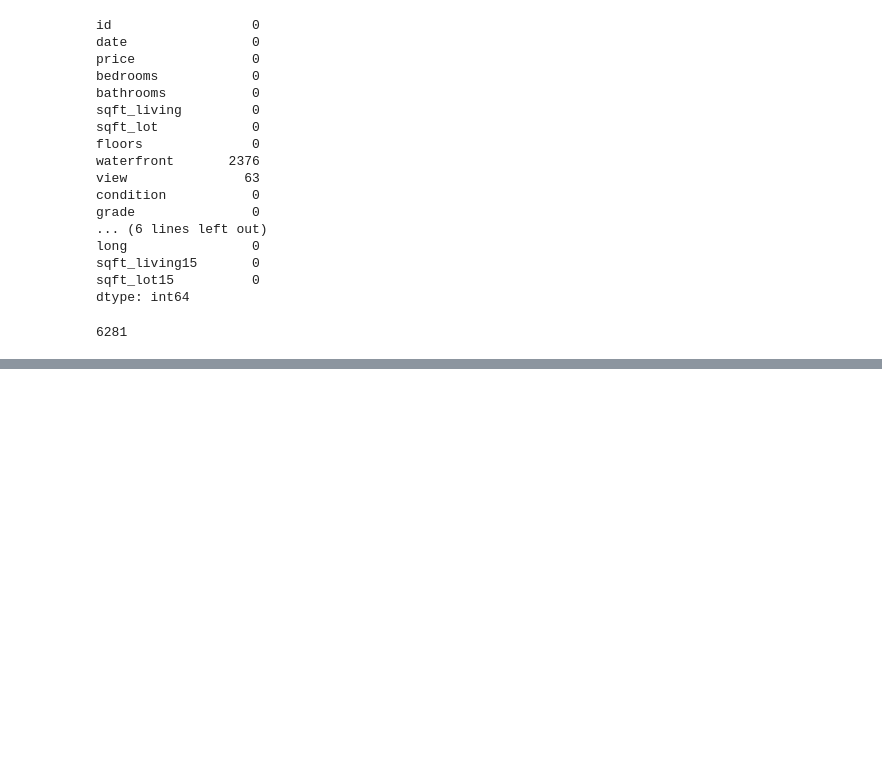
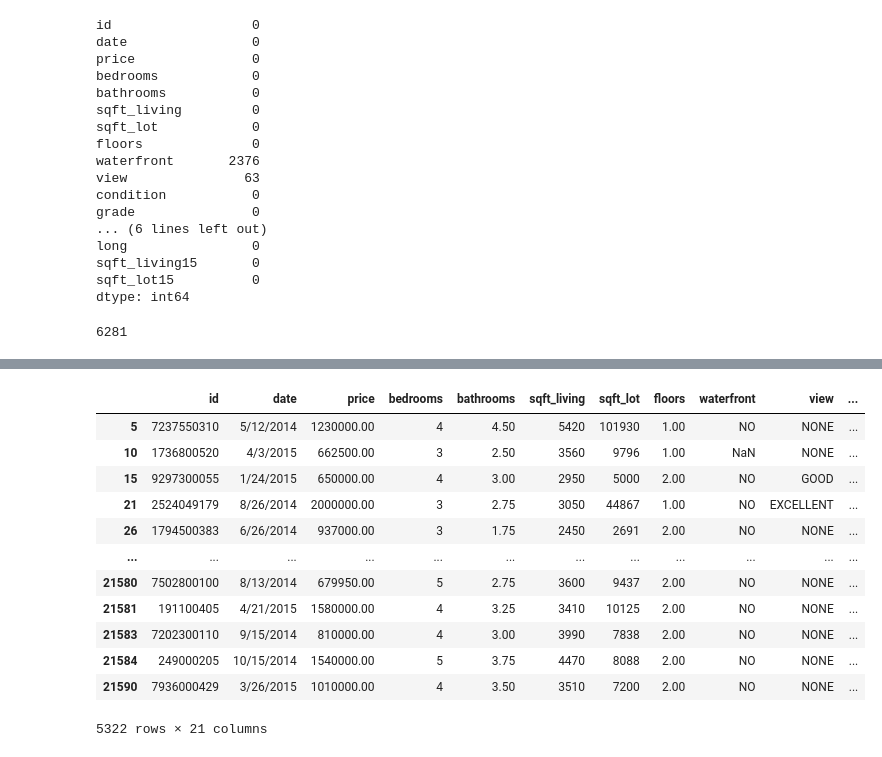
Before and after one commit to dermothethird/King_County_Housing_Project, a Jupyter notebook: EddiePH2notebook.ipynb, the cells around one changed output, grey strips where cells are left out. Saved outputs shown, nothing was run; the diff lists cells and outputs as text; code cells hidden in the pictures; blank space fills up the shorter version.

```diff
--- a/EddiePH2notebook.ipynb
+++ b/EddiePH2notebook.ipynb
@@ -135,0 +165,16 @@ df
+# %%
+df.loc[df['price'] >= 650000]
+# %% [output]
+|  | id | date | price | bedrooms | bathrooms | sqft_living | sqft_lot | floors | waterfront | view | ... |
+| 5 | 7237550310 | 5/12/2014 | 1230000.00 | 4 | 4.50 | 5420 | 101930 | 1.00 | NO | NONE | ... |
+| 10 | 1736800520 | 4/3/2015 | 662500.00 | 3 | 2.50 | 3560 | 9796 | 1.00 | NaN | NONE | ... |
+| 15 | 9297300055 | 1/24/2015 | 650000.00 | 4 | 3.00 | 2950 | 5000 | 2.00 | NO | GOOD | ... |
+| 21 | 2524049179 | 8/26/2014 | 2000000.00 | 3 | 2.75 | 3050 | 44867 | 1.00 | NO | EXCELLENT | ... |
+| 26 | 1794500383 | 6/26/2014 | 937000.00 | 3 | 1.75 | 2450 | 2691 | 2.00 | NO | NONE | ... |
+| ... | ... | ... | ... | ... | ... | ... | ... | ... | ... | ... | ... |
+| 21580 | 7502800100 | 8/13/2014 | 679950.00 | 5 | 2.75 | 3600 | 9437 | 2.00 | NO | NONE | ... |
+| 21581 | 191100405 | 4/21/2015 | 1580000.00 | 4 | 3.25 | 3410 | 10125 | 2.00 | NO | NONE | ... |
+| 21583 | 7202300110 | 9/15/2014 | 810000.00 | 4 | 3.00 | 3990 | 7838 | 2.00 | NO | NONE | ... |
+| 21584 | 249000205 | 10/15/2014 | 1540000.00 | 5 | 3.75 | 4470 | 8088 | 2.00 | NO | NONE | ... |
+| 21590 | 7936000429 | 3/26/2015 | 1010000.00 | 4 | 3.50 | 3510 | 7200 | 2.00 | NO | NONE | ... |
+5322 rows × 21 columns
```
Also changed, not shown: parts of 8 cells of this notebook.
